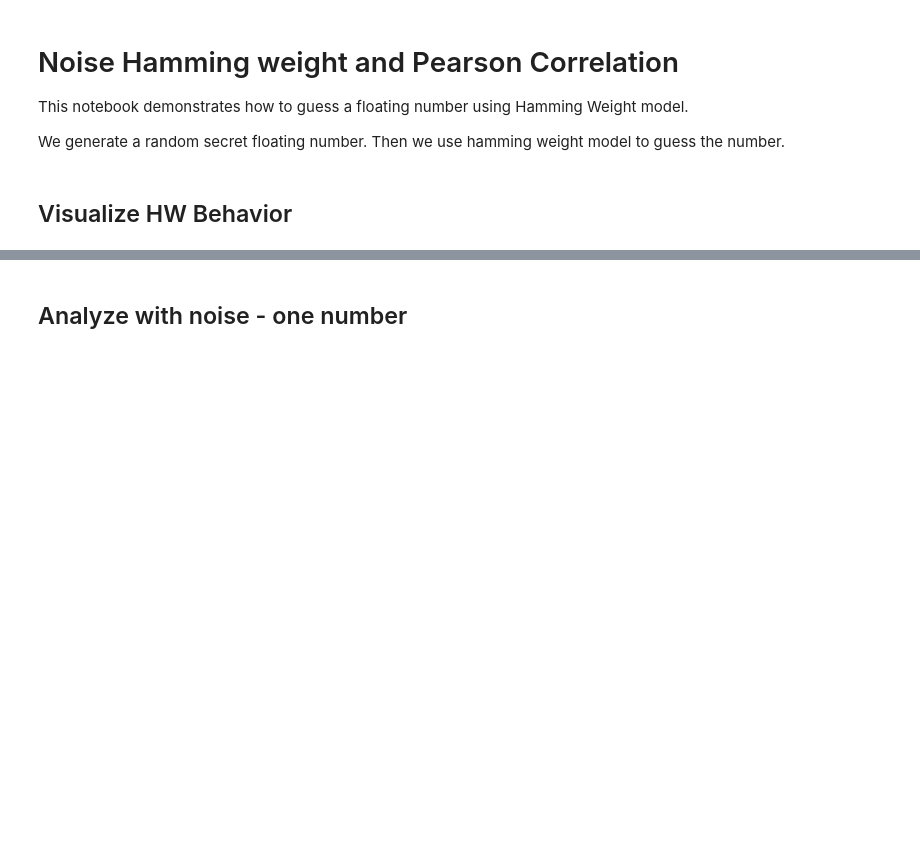
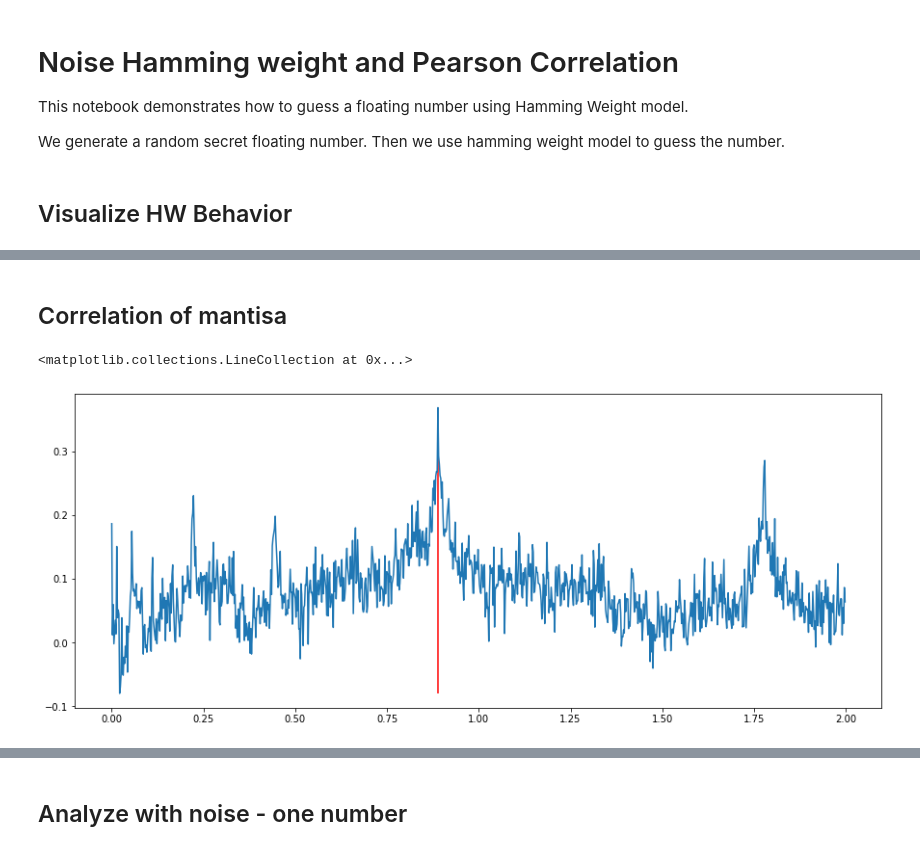
Before and after one commit to mu-triv/DPACv4, a Jupyter notebook: noise_hwp.ipynb, the cells around one changed output, grey strips where cells are left out. Drawn from its saved outputs; the diff is of its cells as text; code cells hidden in the pictures; blank space fills up the shorter version.

```diff
--- a/noise_hwp.ipynb
+++ b/noise_hwp.ipynb
@@ -75,0 +78,29 @@ plt.show()
+# %% [markdown]
+## Correlation of mantisa
+# %%
+mantisa_nbits = 10
+two_powers = 1 / np.asarray([np.power(2.0, i) for i in np.arange(0, mantisa_nbits)])
+
+def compute_mantisa(n):
+    retval = 0.0
+    s = "{0:b}".format(n)
+    l = len(s)
+    for idx in range(l):
+        if s[l-idx-1] == '1':
+            retval = retval + two_powers[idx]
+    return retval
+
+guess_numbers = np.vectorize(compute_mantisa)(np.arange(0, np.power(2, mantisa_nbits)))
+# %%
+def compute_corr_numbers(secret_hw, known_inputs, guess_numbers):
+    hw = pd.DataFrame(columns=guess_numbers,
+                        data=np.vectorize(hamming_weight)(known_inputs.reshape(-1, 1) * guess_numbers))
+    return hw.corrwith(pd.Series(secret_hw), method='pearson')
+
+mantisa_corr = compute_corr_numbers(secret_hw, known_inputs, guess_numbers)
+# %%
+ax = mantisa_corr.sort_index().plot(figsize=(15,6))
+ax.vlines(secret_number, mantisa_corr.min(), mantisa_corr.max(), color='red')
+# %% [output]
+<matplotlib.collections.LineCollection at 0x...>
+[figure, added]
```
Also changed, not shown: parts of 24 cells of this notebook, 24 other files.
